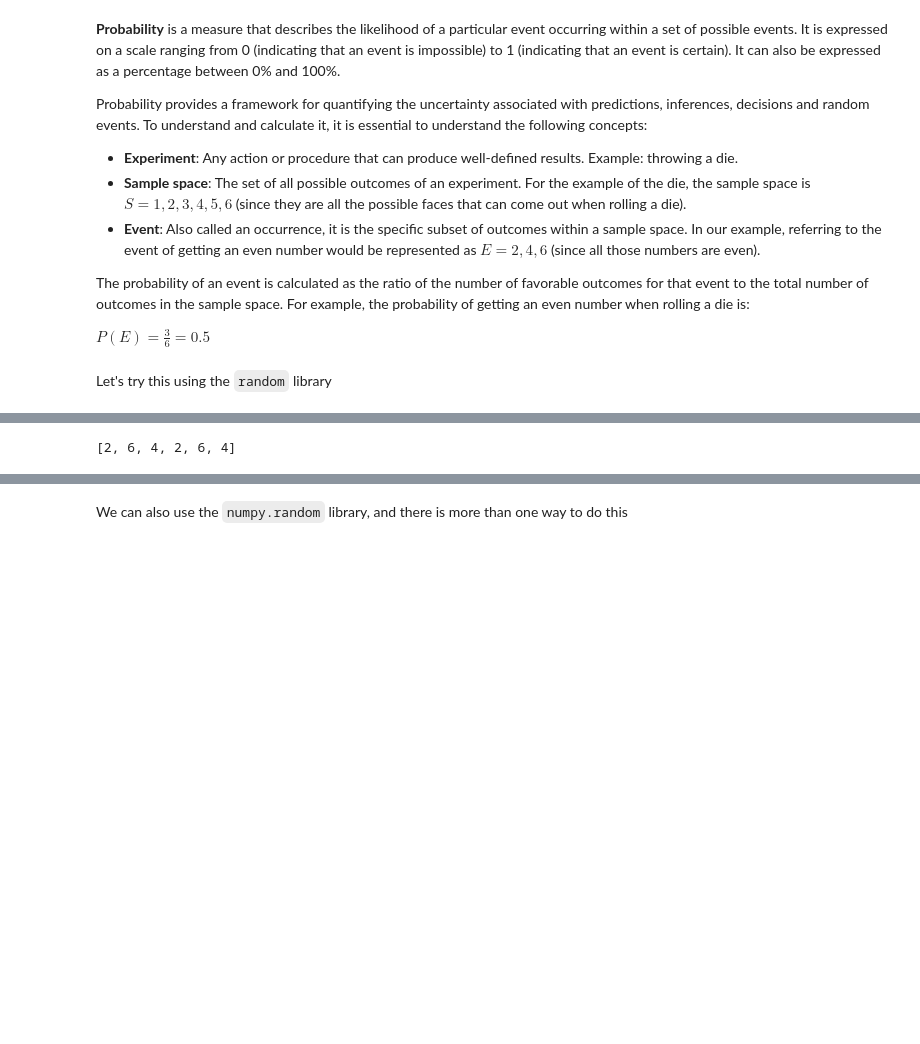
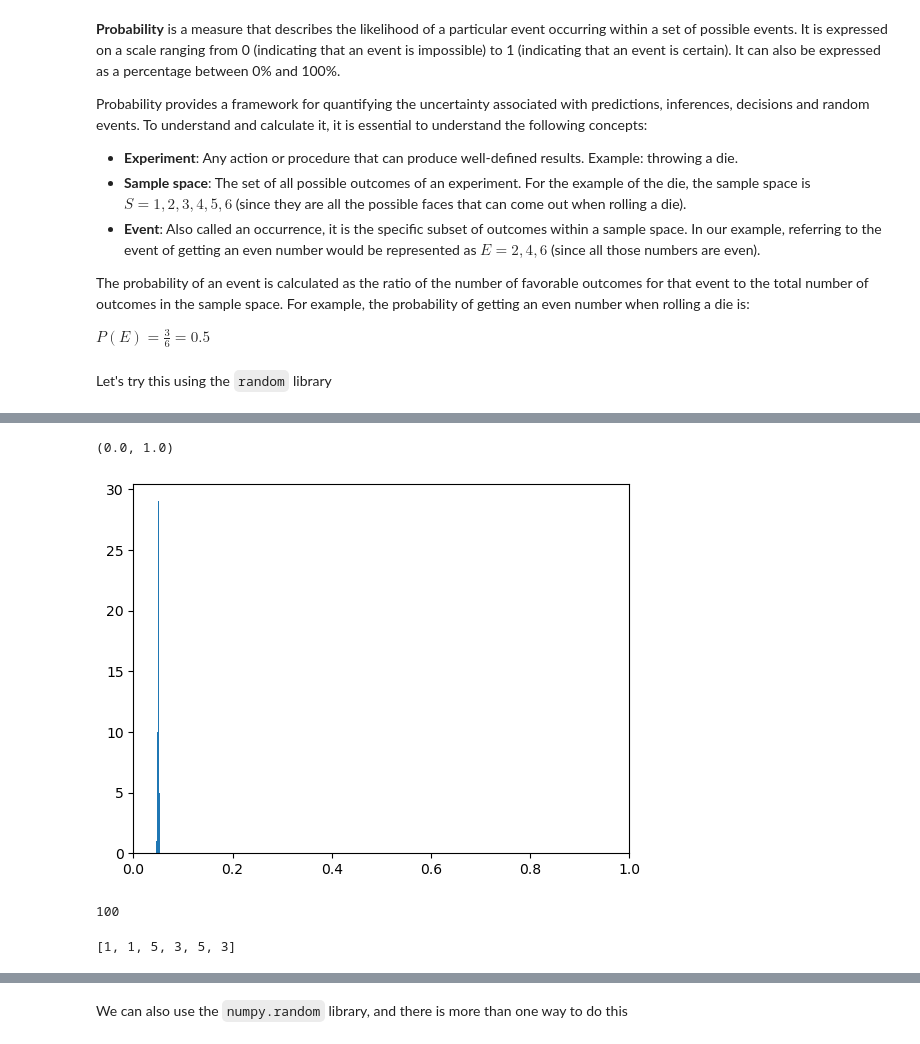
Before and after one commit to RAlexArnold/4Geeks, a Jupyter notebook: Week02/Week02_Day05_Probability.ipynb, the cells around one changed output, grey strips where cells are left out. Saved outputs shown, nothing was run; the diff lists cells and outputs as text; code cells hidden in the pictures; blank space fills up the shorter version.

```diff
--- a/Week02/Week02_Day05_Probability.ipynb
+++ b/Week02/Week02_Day05_Probability.ipynb
@@ -43,9 +75,31 @@ outcomes
+# %%
+probs = []
+num_trials = 10 # trials each sample
+
+num_samples = 100 # number of samples, times to run the 100 trials
+for _ in range(num_samples):
+    outcomes = [roll_die() for _ in range(num_trials)]
+
+    even_outcomes = [_ for _ in outcomes if not is_even(_)]
+
+    probability_even = len(even_outcomes) / len(outcomes)
+    probs.append(probability_even/np.sqrt(num_samples))
+
+plt.hist(probs)
+plt.xlim(0, 1)
+# %% [output]
+(0.0, 1.0)
+[figure, added]
+# %%
+len(probs)
+# %% [output]
+100
 # %%
 # Filter outcomes to get even numbers
-even_outcomes = [event for event in outcomes if is_even(event)]
+even_outcomes = [_ for _ in outcomes if not is_even(_)]
 even_outcomes
 # %% [output]
-[2, 6, 4, 2, 6, 4]
+[1, 1, 5, 3, 5, 3]
 # %%
 # Calculate probability of getting an even number
 probability_even = len(even_outcomes) / len(outcomes)
```
Also changed, not shown: parts of 24 cells of this notebook, 2 other files.
